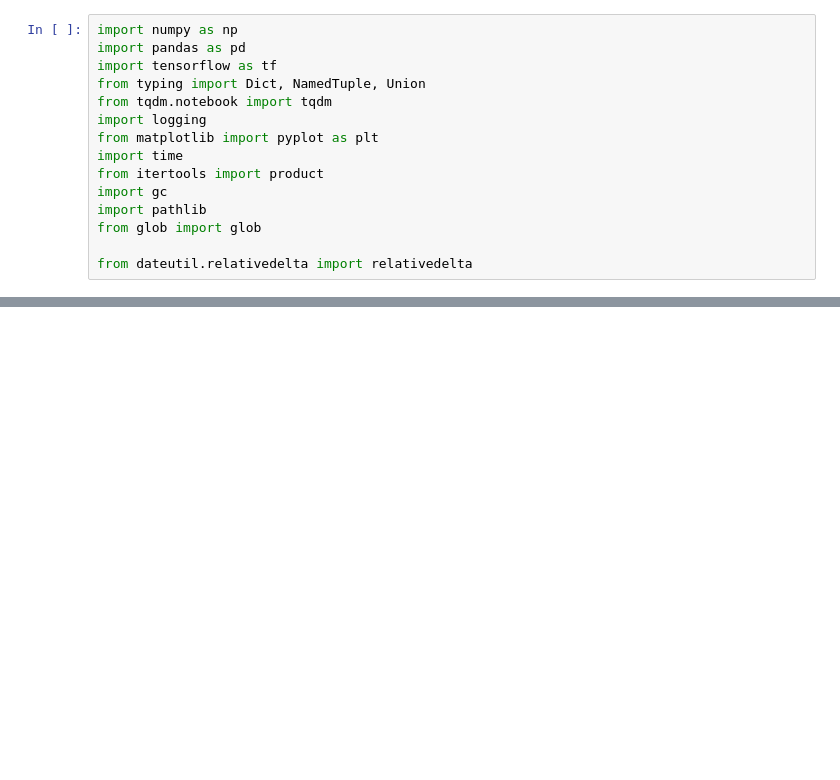
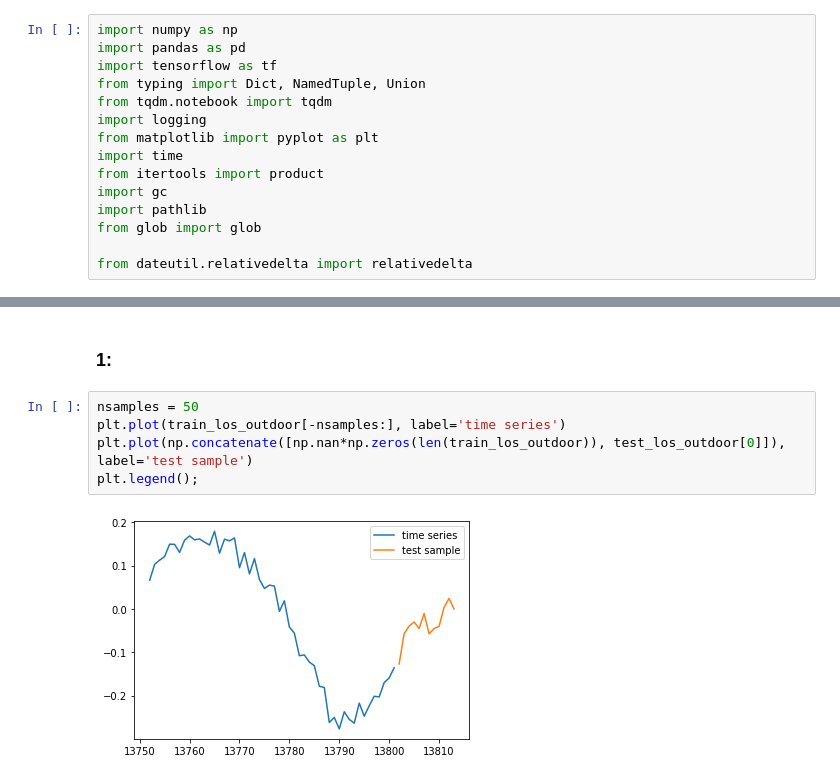
Before and after one commit to SamuelBFG/channel-prediction, a Jupyter notebook: D2D/N-BEATS/DataSplitter.ipynb, the cells around one changed output, grey strips where cells are left out. Cells and saved outputs as stored; diff of their text form; blank space fills up the shorter version.

```diff
--- a/D2D/N-BEATS/DataSplitter.ipynb
+++ b/D2D/N-BEATS/DataSplitter.ipynb
@@ -85,0 +71,9 @@ class DataLoader:
+# %% [markdown]
+### 1:
+# %%
+nsamples = 50
+plt.plot(train_los_outdoor[-nsamples:], label='time series')
+plt.plot(np.concatenate([np.nan*np.zeros(len(train_los_outdoor)), test_los_outdoor[0]]), label='test sample')
+plt.legend();
+# %% [output]
+[figure, added]
```
Also changed, not shown: parts of 11 cells of this notebook.
